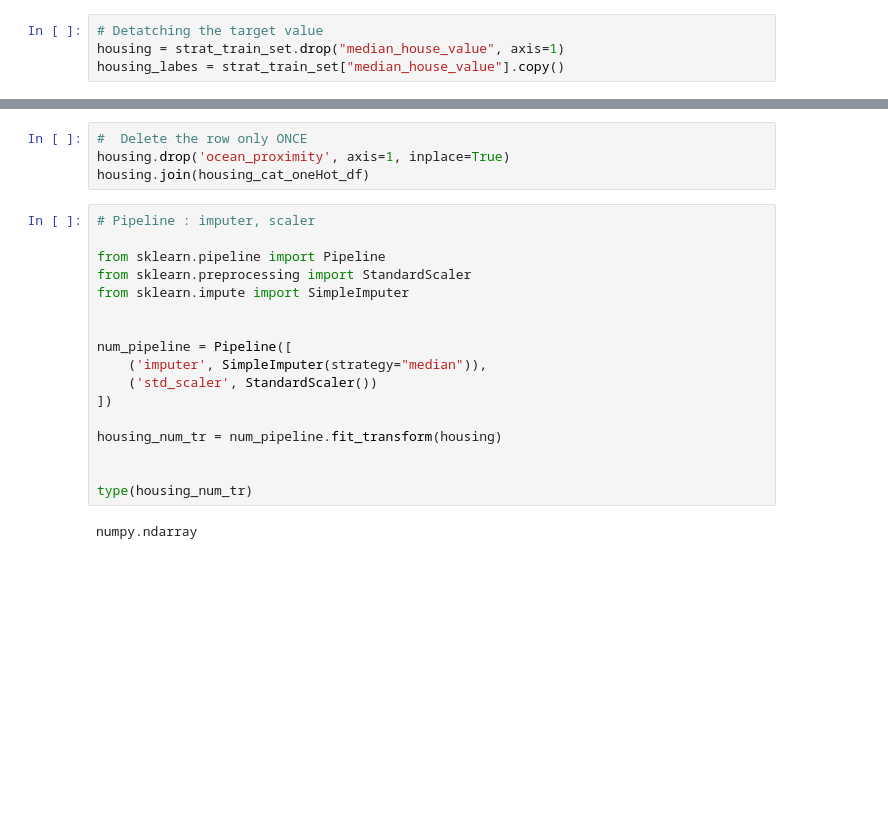
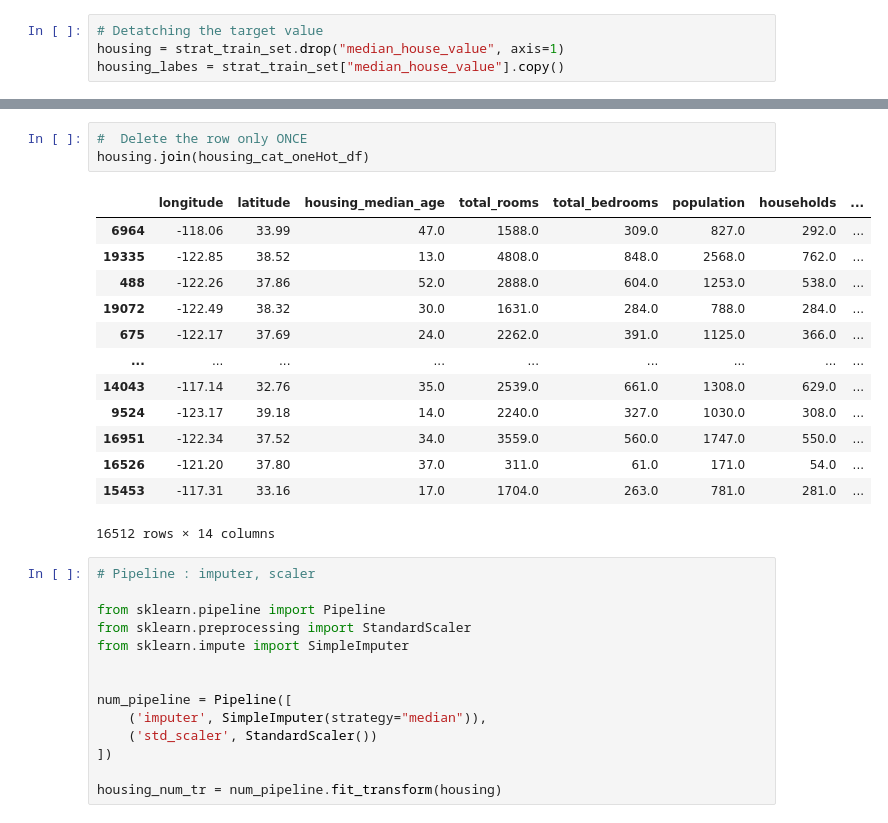
Before and after one commit to Andysimps0n/machine-learning, a Jupyter notebook: code/practice3.ipynb, the cells around one changed output, grey strips where cells are left out. Drawn from its saved outputs; the diff is of its cells as text; blank space fills up the shorter version.

```diff
--- a/code/practice3.ipynb
+++ b/code/practice3.ipynb
@@ -50,7 +77,20 @@ housing_cat_oneHot_df
 # %%
 #  Delete the row only ONCE
-housing.drop('ocean_proximity', axis=1, inplace=True)
 housing.join(housing_cat_oneHot_df)
+# %% [output]
+|  | longitude | latitude | housing_median_age | total_rooms | total_bedrooms | population | households | ... |
+| 6964 | -118.06 | 33.99 | 47.0 | 1588.0 | 309.0 | 827.0 | 292.0 | ... |
+| 19335 | -122.85 | 38.52 | 13.0 | 4808.0 | 848.0 | 2568.0 | 762.0 | ... |
+| 488 | -122.26 | 37.86 | 52.0 | 2888.0 | 604.0 | 1253.0 | 538.0 | ... |
+| 19072 | -122.49 | 38.32 | 30.0 | 1631.0 | 284.0 | 788.0 | 284.0 | ... |
+| 675 | -122.17 | 37.69 | 24.0 | 2262.0 | 391.0 | 1125.0 | 366.0 | ... |
+| ... | ... | ... | ... | ... | ... | ... | ... | ... |
+| 14043 | -117.14 | 32.76 | 35.0 | 2539.0 | 661.0 | 1308.0 | 629.0 | ... |
+| 9524 | -123.17 | 39.18 | 14.0 | 2240.0 | 327.0 | 1030.0 | 308.0 | ... |
+| 16951 | -122.34 | 37.52 | 34.0 | 3559.0 | 560.0 | 1747.0 | 550.0 | ... |
+| 16526 | -121.20 | 37.80 | 37.0 | 311.0 | 61.0 | 171.0 | 54.0 | ... |
+| 15453 | -117.31 | 33.16 | 17.0 | 1704.0 | 263.0 | 781.0 | 281.0 | ... |
+16512 rows × 14 columns
 # %%
 # Pipeline : imputer, scaler
 
@@ -65,8 +105,3 @@ num_pipeline = Pipeline([
 ])
 
 housing_num_tr = num_pipeline.fit_transform(housing)
-
-
-type(housing_num_tr)
-# %% [output]
-numpy.ndarray
```
Also changed, not shown: parts of 4 cells of this notebook, 1 other file.
